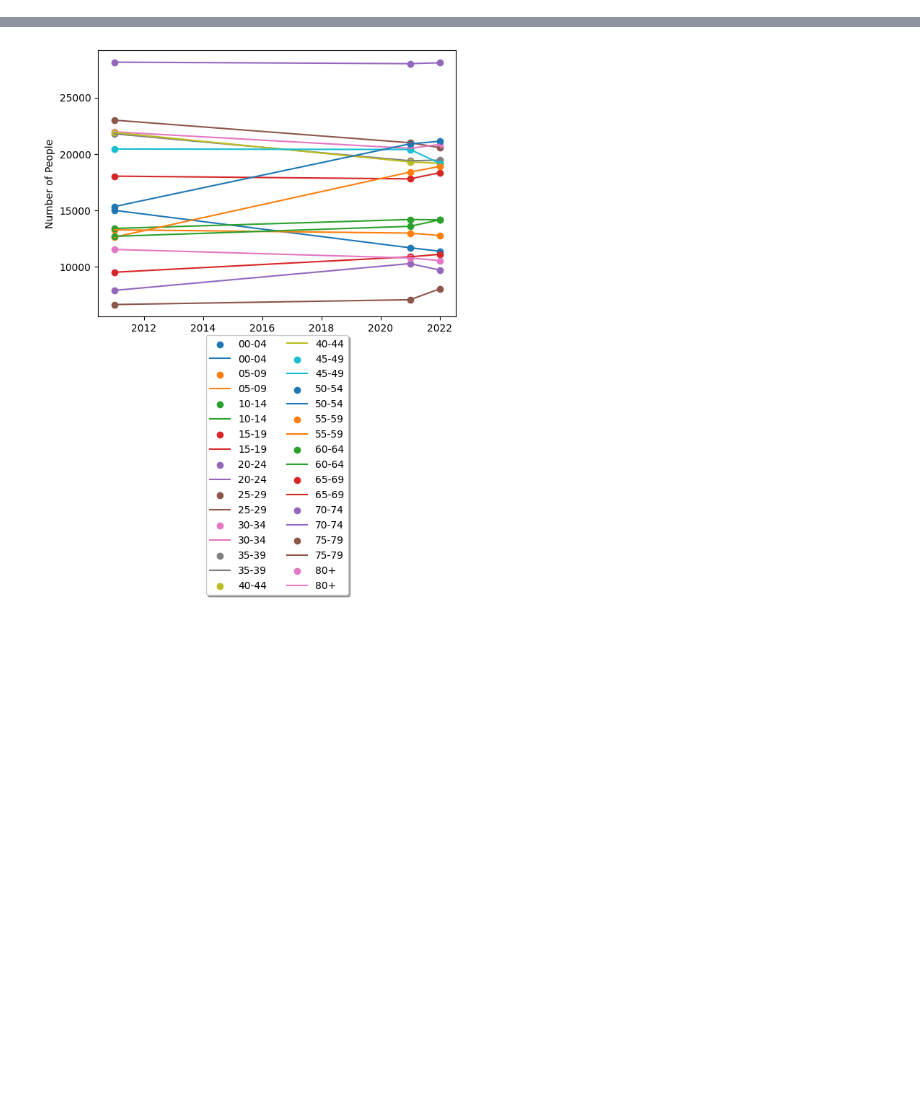
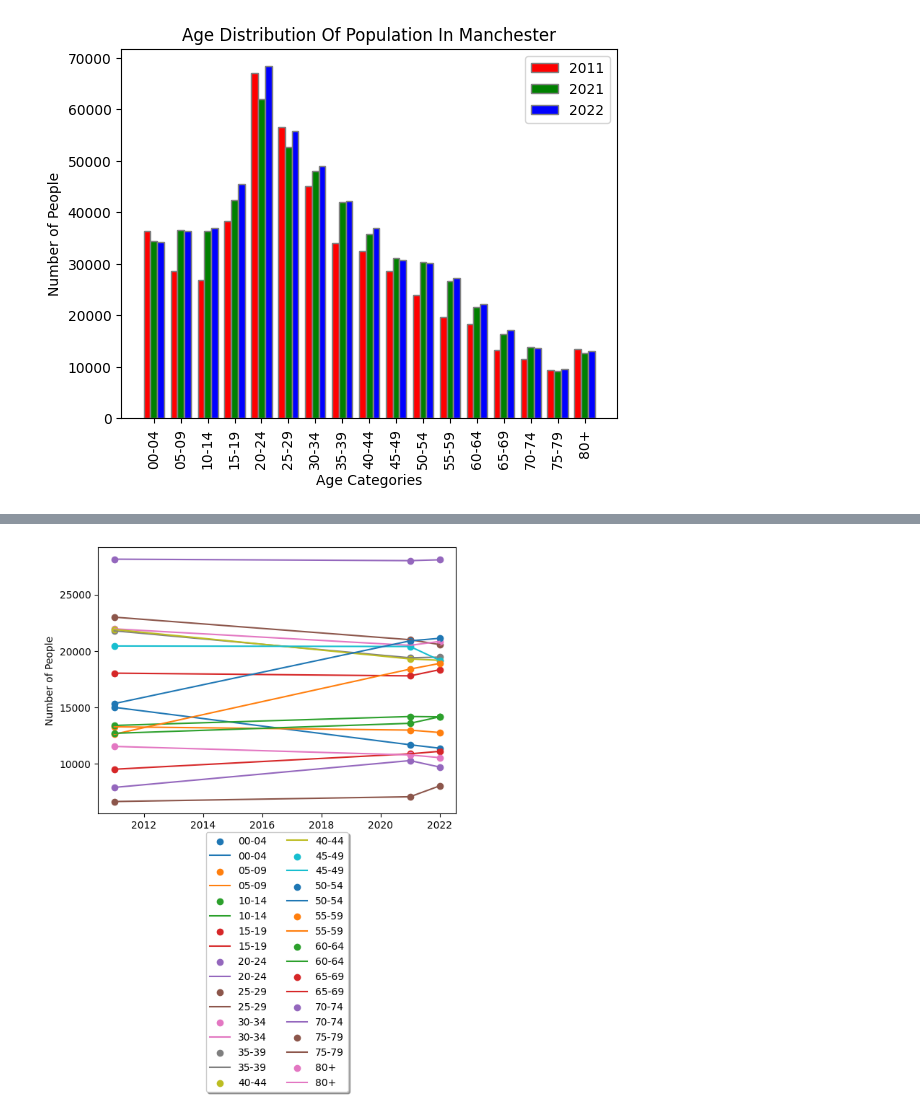
Before and after one commit to tristan-carter/M3StatsModellingChallenge, a Jupyter notebook: 2024 (today)/q1.ipynb, the cells around one changed output, grey strips where cells are left out. Cells and saved outputs as stored; diff of their text form; code cells hidden in the pictures; blank space fills up the shorter version.

```diff
--- a/2024 (today)/q1.ipynb
+++ b/2024 (today)/q1.ipynb
@@ -117,0 +11,83 @@ manchesterPopulation = np.array([
+# %%
+# Census Modelling For Number of People in Each Age Category In Manchester
+
+# Gets the items in the census dictionary as a list then loops through it and plots 2011 vs 2021
+
+for key, value in manchesterAgeCensus2022.items():
+    # plots a line graph of the growth in population by age category over time
+    plt.scatter(censusYears, [manchesterAgeCensus2011[key], manchesterAgeCensus2021[key], value], label=key)
+    plt.plot(censusYears, [manchesterAgeCensus2011[key], manchesterAgeCensus2021[key], value], label=key)
+    # labels the x axis
+    plt.xlabel("Year")
+    # labels the y axis
+    plt.ylabel("Number of People")
+
+# adds a legend below the graph
+plt.legend(loc='upper center', bbox_to_anchor=(0.5, -0.05), shadow=True, ncol=2)
+
+plt.show()
+
+'''
+
+# 2011 bar chart
+plt.bar(manchesterAgeCensus2011.keys(), manchesterAgeCensus2011.values())
+plt.title("2011 Census Data On Age Distribution In Manchester")
+# rotates the x axis labels by 90 degrees
+plt.xticks(rotation=90)
+# labels the x axis
+plt.xlabel("Age Categories")
+# labels the y axis
+plt.ylabel("Number of People")
+plt.show()
+
+# 2021 bar chart
+plt.bar(manchesterAgeCensus2021.keys(), manchesterAgeCensus2021.values())
+plt.title("2021 Census Data On Age Distribution In Manchester")
+# rotates the x axis labels by 90 degrees
+plt.xticks(rotation=90)
+# labels the x axis
+plt.xlabel("Age Categories")
+# labels the y axis
+plt.ylabel("Number of People")
+plt.show()
+
+# 2022 bar chart
+plt.bar(manchesterAgeCensus2022.keys(), manchesterAgeCensus2022.values())
+plt.title("2022 Census Data On Age Distribution In Manchester")
+# rotates the x axis labels by 90 degrees
+plt.xticks(rotation=90)
+# labels the x axis
+plt.xlabel("Age Categories")
+# labels the y axis
+plt.ylabel("Number of People")
+plt.show()
+'''
+
+keys = sorted(manchesterAgeCensus2011.keys())
+
+# Gets the values in the same order as keys
+values2011 = [manchesterAgeCensus2011[key] for key in keys]
+values2021 = [manchesterAgeCensus2021[key] for key in keys]
+values2022 = [manchesterAgeCensus2022[key] for key in keys]
+
+# Creates bar positions
+barWidth = 0.25
+r1 = np.arange(len(keys))
+r2 = [x + barWidth for x in r1]
+r3 = [x + barWidth for x in r2]
+
+# Plots bar chart
+plt.bar(r1, values2011, color='r', width=barWidth, edgecolor='grey', label='2011')
+plt.bar(r2, values2021, color='g', width=barWidth, edgecolor='grey', label='2021')
+plt.bar(r3, values2022, color='b', width=barWidth, edgecolor='grey', label='2022')
+
+# Adds xticks and rotates them 90 degrees
+plt.xlabel('Age Categories')
+plt.xticks([r + barWidth for r in range(len(values2011))], keys, rotation=90)
+
+plt.ylabel("Number of People")
+plt.title("Age Distribution Of Population In Manchester")
+
+plt.legend()
+plt.show()
+# %% [output]
@@ -117,0 +95 @@ manchesterPopulation = np.array([
+[figure, added]
```
Also changed, not shown: parts of 13 cells of this notebook, 1 other file.
